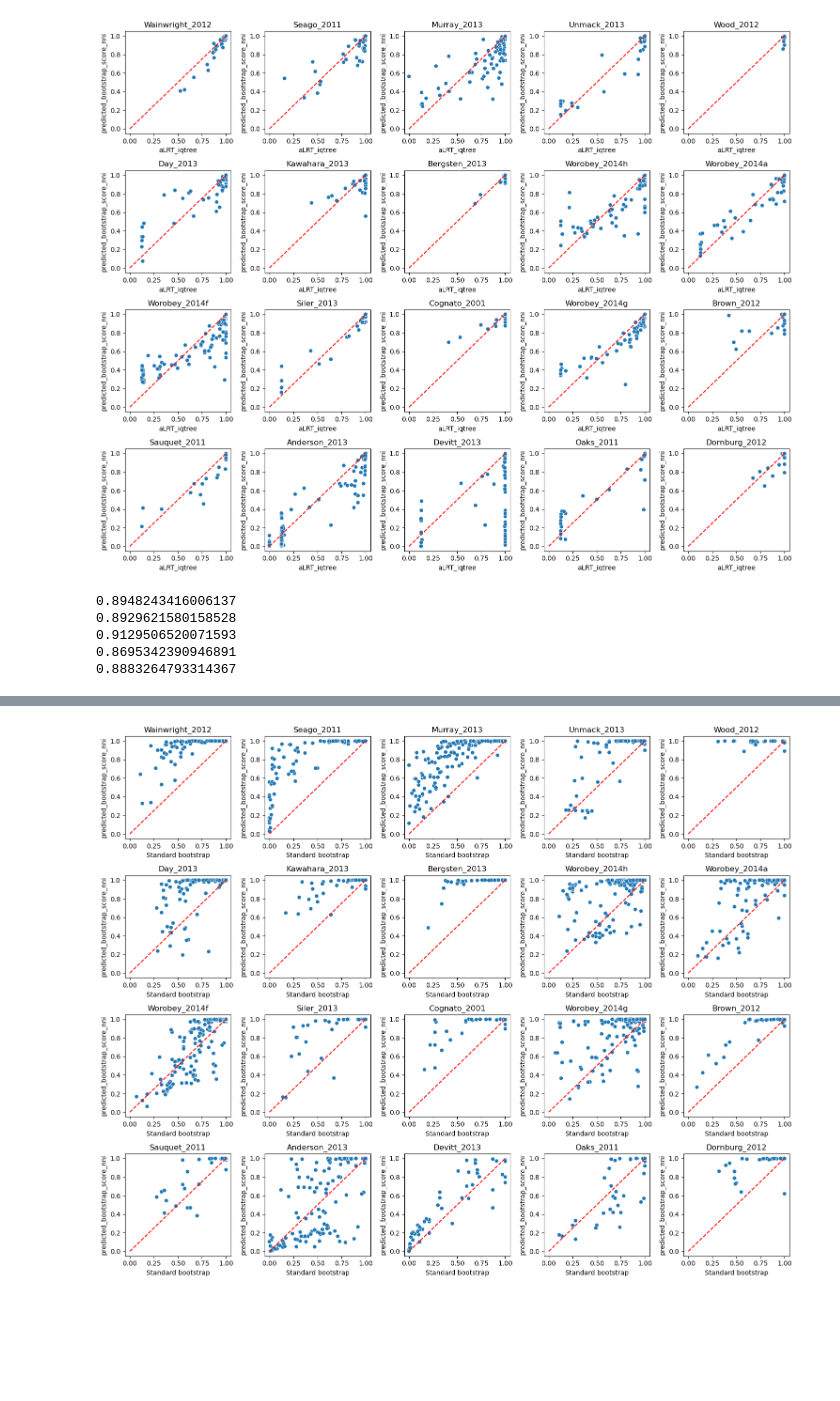
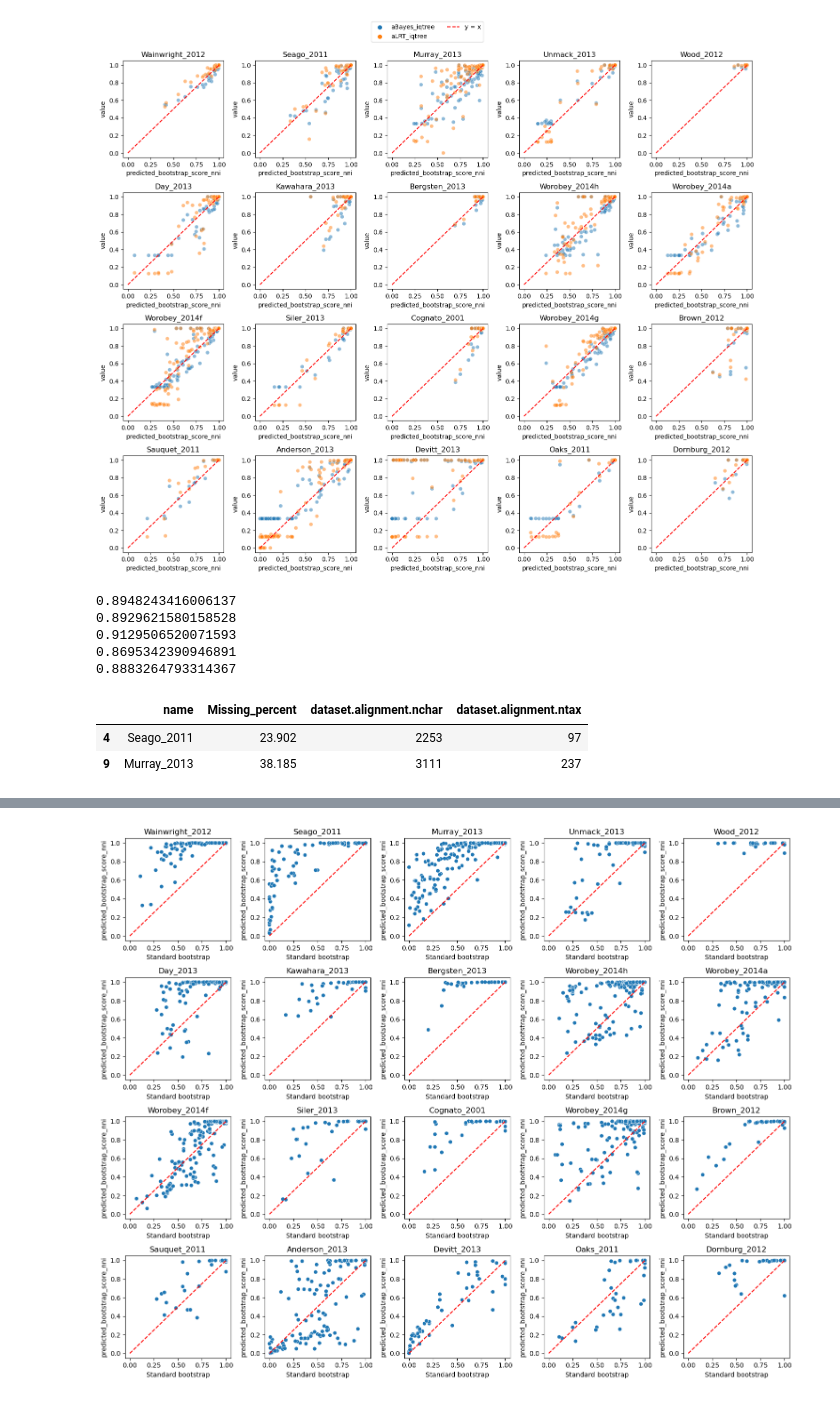
Before and after one commit to noaeker/bootstrap_repo, a Jupyter notebook: python notebooks/real_data_analysis.ipynb, the cells around one changed output, grey strips where cells are left out. Cells and saved outputs as stored; diff of their text form; code cells hidden in the pictures; blank space fills up the shorter version.

```diff
--- a/python notebooks/real_data_analysis.ipynb
+++ b/python notebooks/real_data_analysis.ipynb
@@ -37,27 +58,35 @@ Index(['Unnamed: 0', 'name', 'Total_matrix_cells', 'Undetermined_characters',
 # %%
 import matplotlib.pyplot as plt
 import seaborn as sns
 
 first_studies = iqtree_real_data['study_name'].unique()[:20]
 fig, axes = plt.subplots(4, 5, figsize=(15, 12))
 
+data_iqtree =  pd.melt(iqtree_real_data[['aLRT_iqtree','aBayes_iqtree','predicted_bootstrap_score_nni','study_name']], id_vars=['predicted_bootstrap_score_nni', 'study_name'],
+                     value_vars=['aBayes_iqtree', 'aLRT_iqtree'],
+                     var_name='type', value_name='value')
+
+
+
 for idx, study in enumerate(first_studies):
-    iqtree_real_data_small = iqtree_real_data.loc[raxml_real_data.study_name == study]
+    iqtree_real_data_small = data_iqtree.loc[data_iqtree.study_name == study]
     i = idx // 5
     j = idx % 5
     ax = axes[i, j]
-    sns.scatterplot(y='predicted_bootstrap_score_nni', x='aLRT_iqtree', data=iqtree_real_data_small, hue="study_name", ax=ax)
+    sns.scatterplot(x='predicted_bootstrap_score_nni', y='value', data=iqtree_real_data_small, hue="type", ax=ax, alpha = 0.5)
     ax.plot([0, 1], [0, 1], color='red', linestyle='--', label='y = x')
     ax.set_title(study)
     ax.set_xlim(-0.05, 1.05)  # Set the x-axis limit to start at 0
     ax.set_ylim(-0.05, 1.05)  # Set the y-axis limit to start at 0
     ax.legend().remove()  # Remove the legend
     plt.tight_layout()
 
+handles, labels = ax.get_legend_handles_labels()
+fig.legend(handles, labels, loc='upper center',bbox_to_anchor=(0.5, 1.05), ncol=2)
 plt.tight_layout()
 plt.show()
 # %% [output]
-[figure, old version]
+[figure, new version]
 # %%
 print(np.mean(iqtree_real_data['aLRT_iqtree']))
 print(np.mean(iqtree_real_data['aBayes_iqtree']))
@@ -70,3 +99,9 @@ print(np.mean(iqtree_real_data['predicted_bootstrap_score_no_nni']))
 0.9129506520071593
 0.8695342390946891
 0.8883264793314367
+# %%
+summary[['name','Missing_percent','dataset.alignment.nchar','dataset.alignment.ntax']].loc[summary.name.isin(['Murray_2013','Seago_2011'])]
+# %% [output]
+|  | name | Missing_percent | dataset.alignment.nchar | dataset.alignment.ntax |
+| 4 | Seago_2011 | 23.902 | 2253 | 97 |
+| 9 | Murray_2013 | 38.185 | 3111 | 237 |
```
Also changed, not shown: parts of 6 cells of this notebook, 1 other file.
